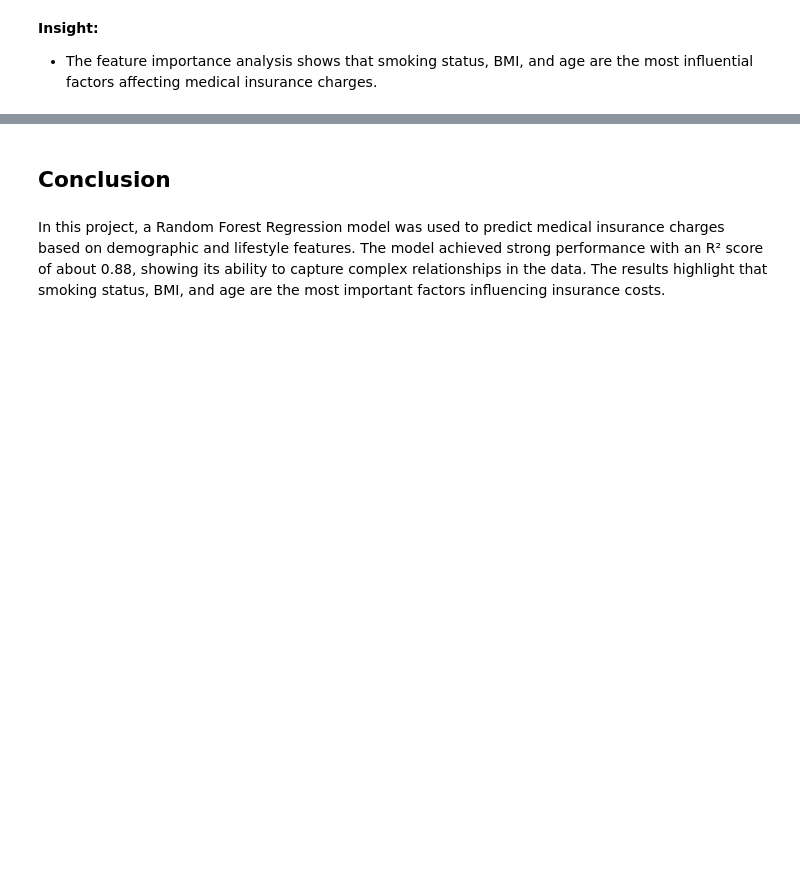
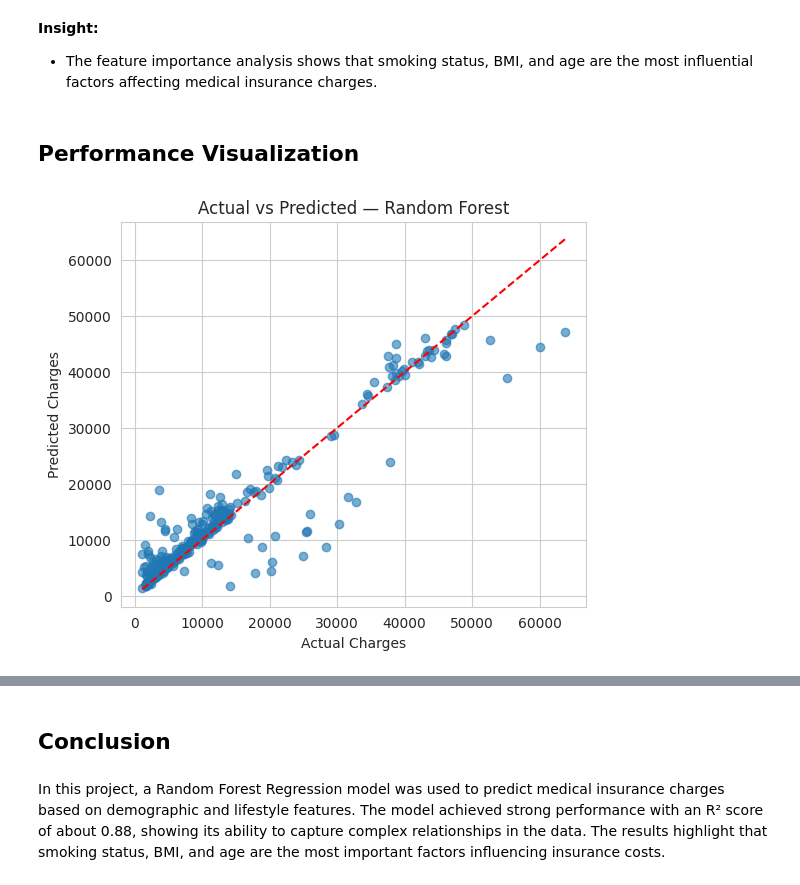
Before and after one commit to Yasir-Aladwani/medical-insurance-random-forest-project, a Jupyter notebook: medical_insurance_cost_prediction_random_forest.ipynb, the cells around one changed output, grey strips where cells are left out. Drawn from its saved outputs; the diff is of its cells as text; code cells hidden in the pictures; blank space fills up the shorter version.

Commit message:
Add visualization for model performance results

```diff
--- a/medical_insurance_cost_prediction_random_forest.ipynb
+++ b/medical_insurance_cost_prediction_random_forest.ipynb
@@ -313,0 +294,4 @@ R2 Score: 0.8826796753077588
+# %%
+rf_model = RandomForestRegressor(random_state=42, n_estimators=200)
+rf_model.fit(X_train, y_train)
+y_pred_rf = rf_model.predict(X_test)
@@ -337,3 +337,24 @@ dtype: float64
 # %% [markdown]
 **Insight:**
 - The feature importance analysis shows that smoking status, BMI, and age are the most influential factors affecting medical insurance charges.
+# %% [markdown]
+## Performance Visualization
+# %%
+# Actual vs Predicted — Random Forest
+plt.figure(figsize=(6,5))
+
+plt.scatter(y_test, y_pred_rf, alpha=0.6)
+
+plt.plot(
+    [y_test.min(), y_test.max()],
+    [y_test.min(), y_test.max()],
+    'r--'
+)
+
+plt.xlabel("Actual Charges")
+plt.ylabel("Predicted Charges")
+plt.title("Actual vs Predicted — Random Forest")
+
+plt.show()
+# %% [output]
+[figure, added]
```
Also changed, not shown: parts of 5 cells of this notebook.
